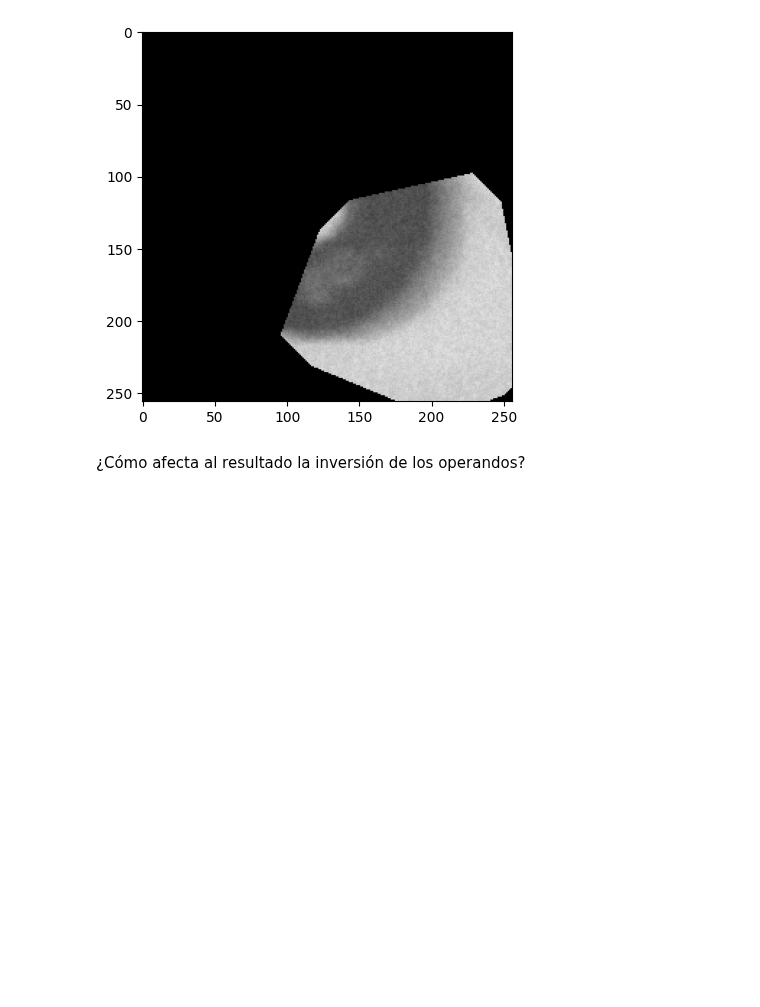
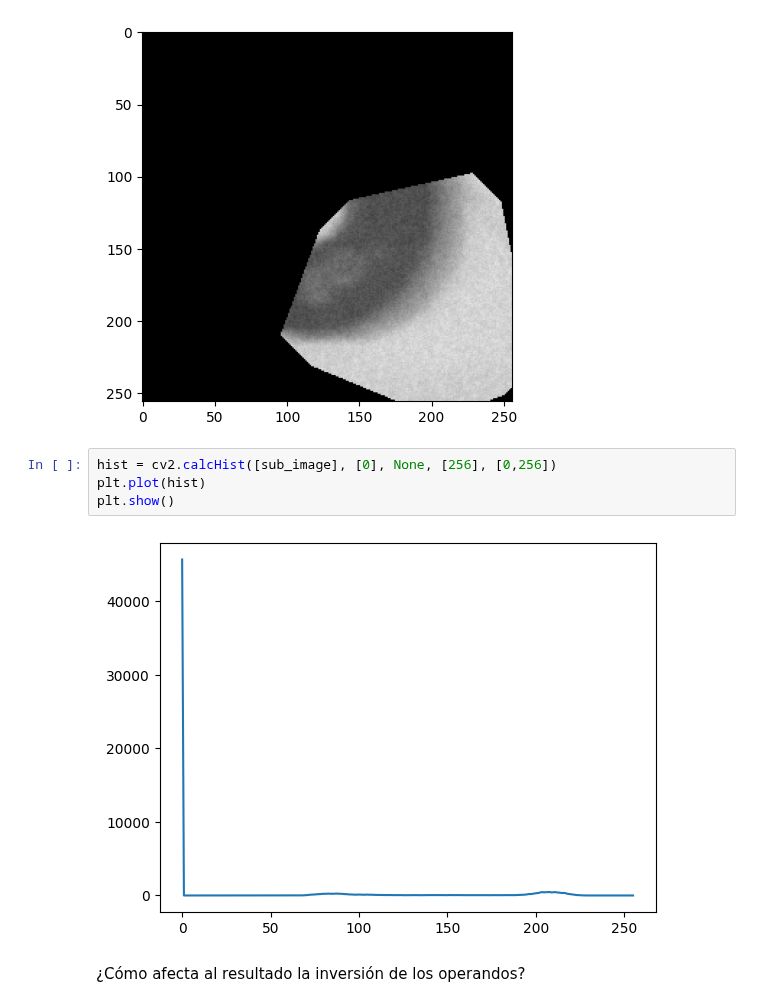
Before and after one commit to pukinidev/TalleresImagenes, a Jupyter notebook: Taller1/Punto2.ipynb, the cells around one changed output. Cells and saved outputs as stored; diff of their text form; blank space fills up the shorter version.

```diff
--- a/Taller1/Punto2.ipynb
+++ b/Taller1/Punto2.ipynb
@@ -84,5 +96,11 @@ plt.imshow(sub_image)
 # %% [output]
 <matplotlib.image.AxesImage at 0x...>
 [figure]
+# %%
+hist = cv2.calcHist([sub_image], [0], None, [256], [0,256])
+plt.plot(hist)
+plt.show()
+# %% [output]
+[figure, added]
 # %% [markdown]
 ¿Cómo afecta al resultado la inversión de los operandos?
```
Also changed, not shown: parts of 5 cells of this notebook, 3 other files.
